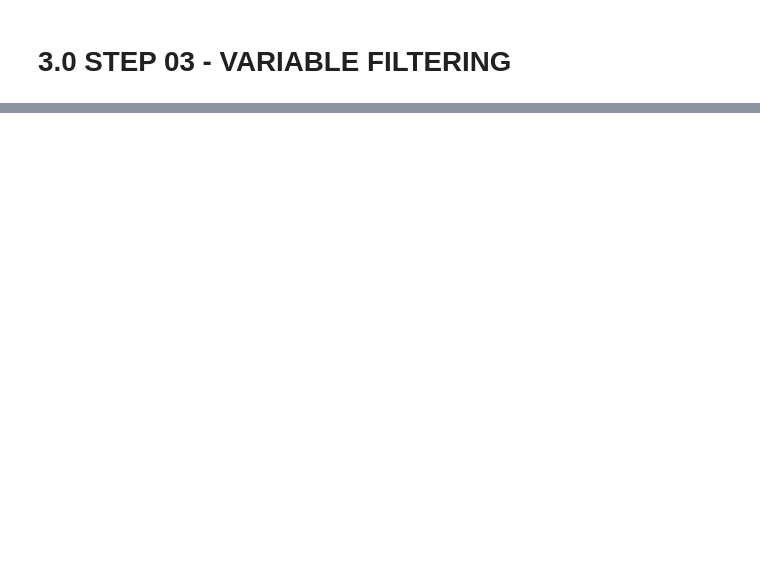
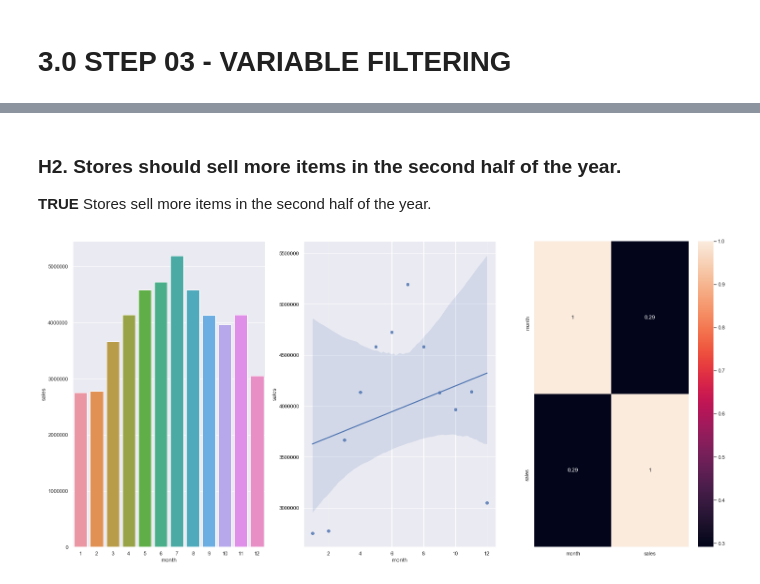
Before and after one commit to huyen2510/Store_Item_Demand, a Jupyter notebook: Store_Item_Demand.ipynb, the cells around one changed output, grey strips where cells are left out. Saved outputs shown, nothing was run; the diff lists cells and outputs as text; code cells hidden in the pictures; blank space fills up the shorter version.

```diff
--- a/Store_Item_Demand.ipynb
+++ b/Store_Item_Demand.ipynb
@@ -244,0 +377,16 @@ df3 = df2.copy()
+# %% [markdown]
+### H2. Stores should sell more items in the second half of the year.
+**TRUE** Stores sell more items in the second half of the year.
+# %%
+aux1 = df4[['month', 'sales']].groupby( 'month' ).sum().reset_index()
+
+plt.subplot( 1, 3, 1 )
+sns.barplot( x='month', y='sales', data=aux1 );
+
+plt.subplot( 1, 3, 2 )
+sns.regplot( x='month', y='sales', data=aux1 );
+
+plt.subplot( 1, 3, 3 )
+sns.heatmap( aux1.corr( method='pearson' ), annot=True );
+# %% [output]
+[figure, added]
```
Also changed, not shown: parts of 97 cells of this notebook, 1 other file.
